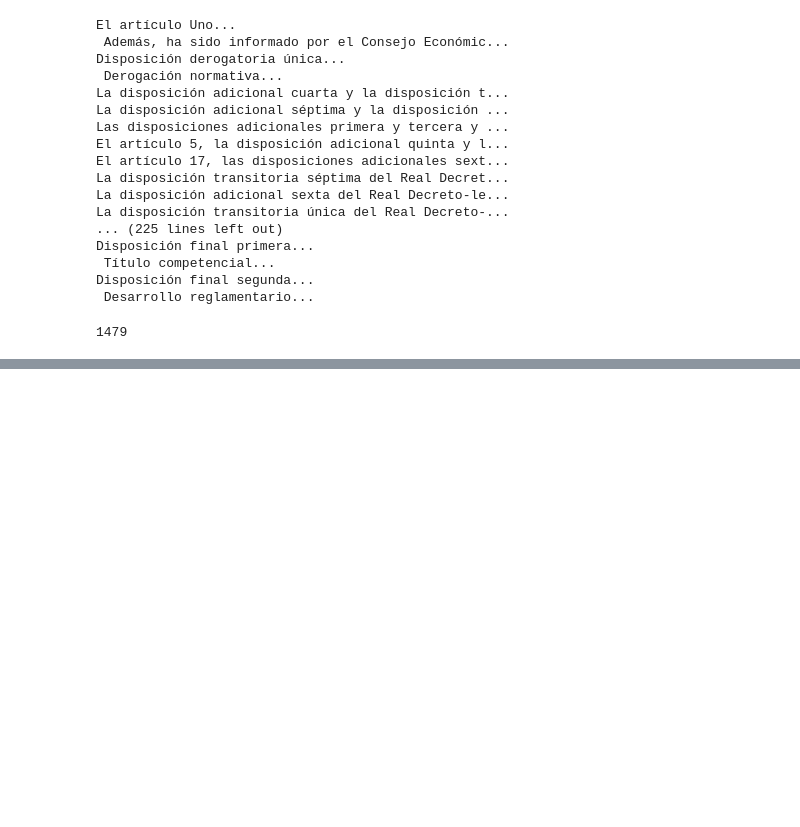
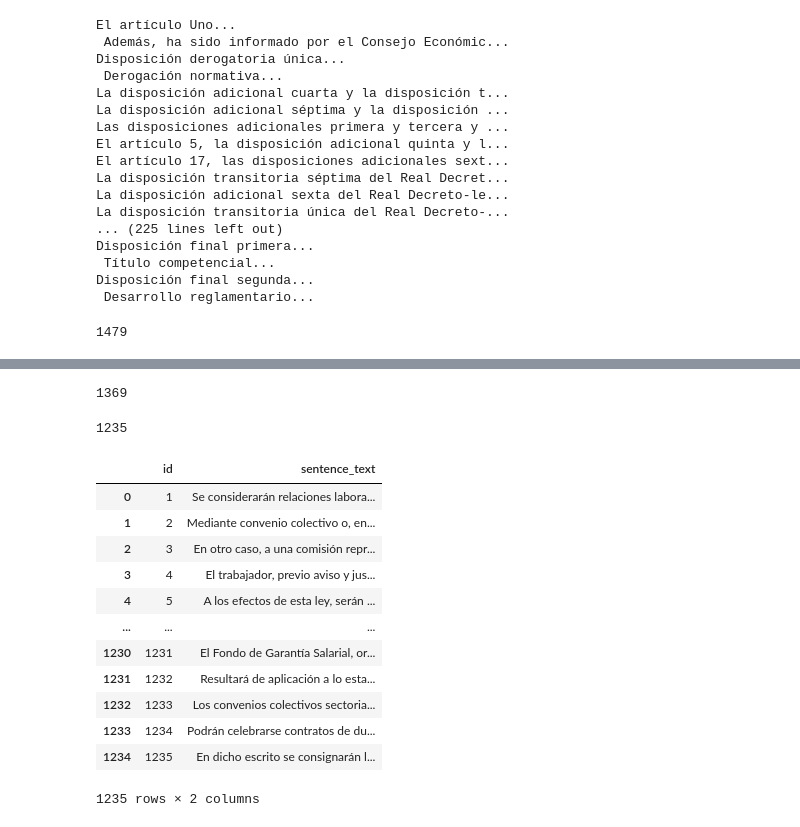
Before and after one commit to gabyarte/event-extraction-small-corpus, a Jupyter notebook: notebooks/01_sentence_builder.ipynb, the cells around one changed output, grey strips where cells are left out. Drawn from its saved outputs; the diff is of its cells as text; code cells hidden in the pictures; blank space fills up the shorter version.

```diff
--- a/notebooks/01_sentence_builder.ipynb
+++ b/notebooks/01_sentence_builder.ipynb
@@ -404,0 +407,40 @@ for sent in doc.sents:
+# %%
+from utils.constants import STAGE_DIR, ANALYSIS_DIR
+
+with open(STAGE_DIR / '01_sentences.txt') as file:
+    sentences = file.readlines()
+# %%
+sentences = [s for s in sentences if s != '\n']
+# %%
+len(sentences)
+# %% [output]
+1369
+# %%
+unique_sentences = list(set(sentences))
+# %%
+len(unique_sentences)
+# %% [output]
+1235
+# %%
+import pandas as pd
+
+sentences_df = pd.DataFrame(
+    {'id': list(range(1, len(unique_sentences) + 1)),
+     'sentence_text': unique_sentences}
+)
+# %%
+sentences_df
+# %% [output]
+|  | id | sentence_text |
+| 0 | 1 | Se considerarán relaciones labora... |
+| 1 | 2 | Mediante convenio colectivo o, en... |
+| 2 | 3 | En otro caso, a una comisión repr... |
+| 3 | 4 | El trabajador, previo aviso y jus... |
+| 4 | 5 | A los efectos de esta ley, serán ... |
+| ... | ... | ... |
+| 1230 | 1231 | El Fondo de Garantía Salarial, or... |
+| 1231 | 1232 | Resultará de aplicación a lo esta... |
+| 1232 | 1233 | Los convenios colectivos sectoria... |
+| 1233 | 1234 | Podrán celebrarse contratos de du... |
+| 1234 | 1235 | En dicho escrito se consignarán l... |
+1235 rows × 2 columns
```
Also changed, not shown: parts of 2 cells of this notebook, 2 other files.
